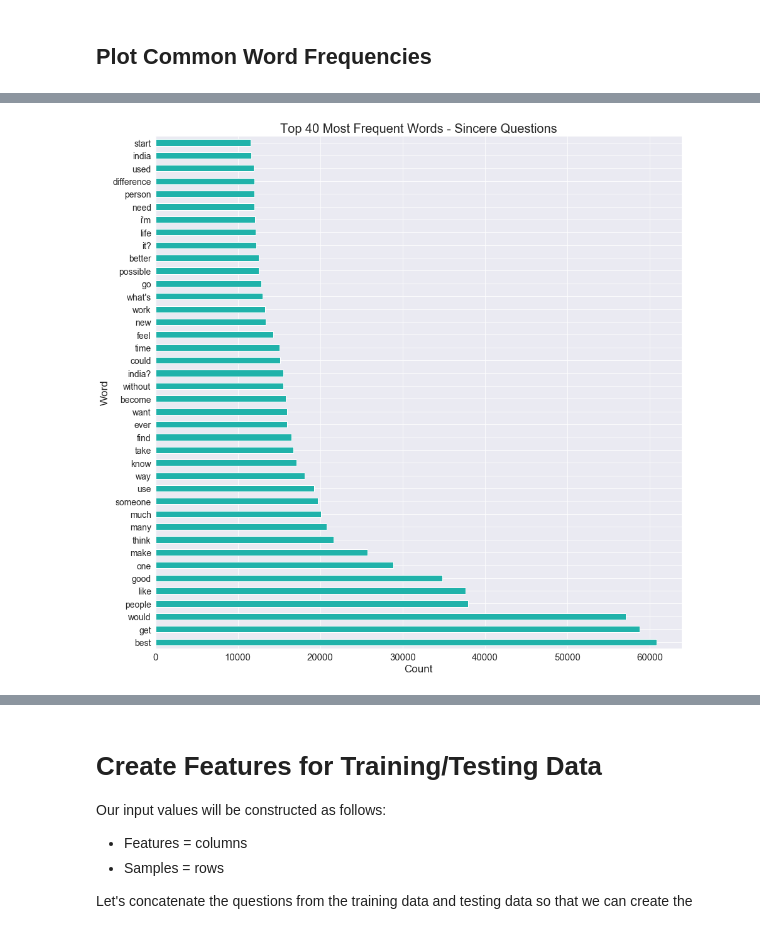
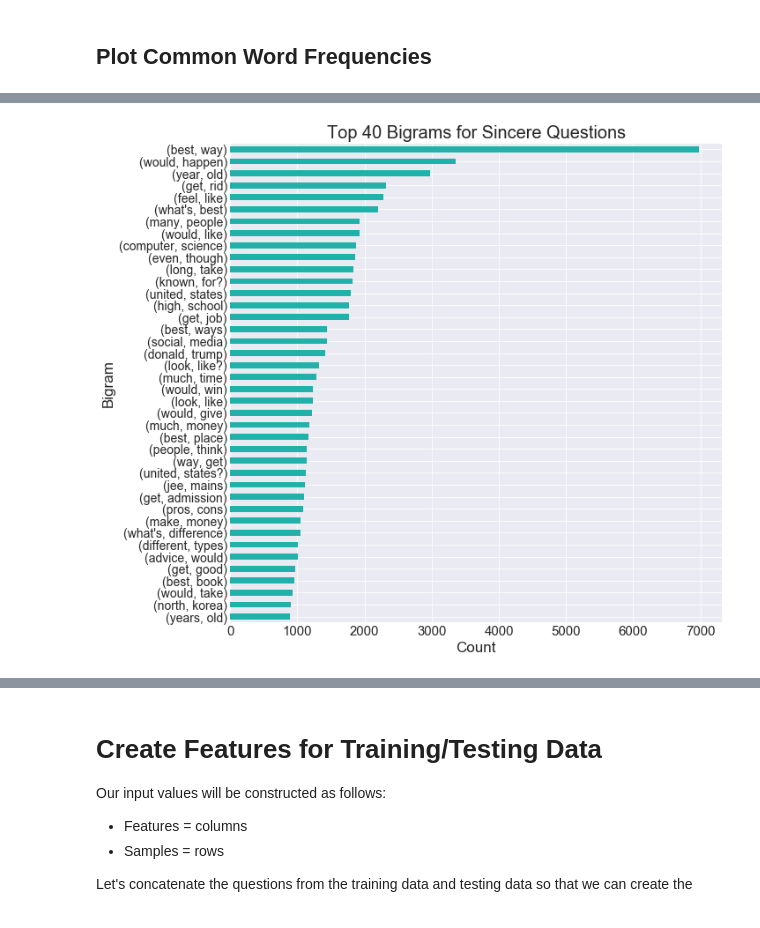
Before and after one commit to TemCodes/Quora-Question-Analysis, a Jupyter notebook: QuoraTextClassification.ipynb, the cells around one changed output, grey strips where cells are left out. Cells and saved outputs as stored; diff of their text form; code cells hidden in the pictures.

```diff
--- a/QuoraTextClassification.ipynb
+++ b/QuoraTextClassification.ipynb
@@ -339,12 +258,15 @@ plt.show()
 # %%
-top = pd.Series(concatenated_split_train0).value_counts()[:40] # top 40 words
-plt.figure(figsize=(15,15))
-plt.title("Top 40 Most Frequent Words - Sincere Questions", fontsize = 20)
+## Bigram plot for Sincere questions
+fdist_sin = {key:value for key, value in fdist_sin.items() if value >= 888 }
+top_bgm2 = pd.Series(fdist_sin)
+top_bgm2 = top_bgm2.sort_values()
+plt.figure(figsize=(10, 10))
+plt.title("Top 40 Bigrams for Sincere Questions", fontsize = 20)
 plt.yticks(fontsize=14)
 plt.xticks(fontsize=15)
-plt.ylabel('Word', fontsize = 17)
+plt.ylabel('Bigram', fontsize = 17)
 plt.xlabel('Count', fontsize = 17)
-top.plot(kind='barh', color = 'lightseagreen')
+top_bgm2.plot(kind = 'barh', color = 'lightseagreen')
 plt.show()
 # %% [output]
-[figure, old version]
+[figure, new version]
```
Also changed, not shown: parts of 98 cells of this notebook.
